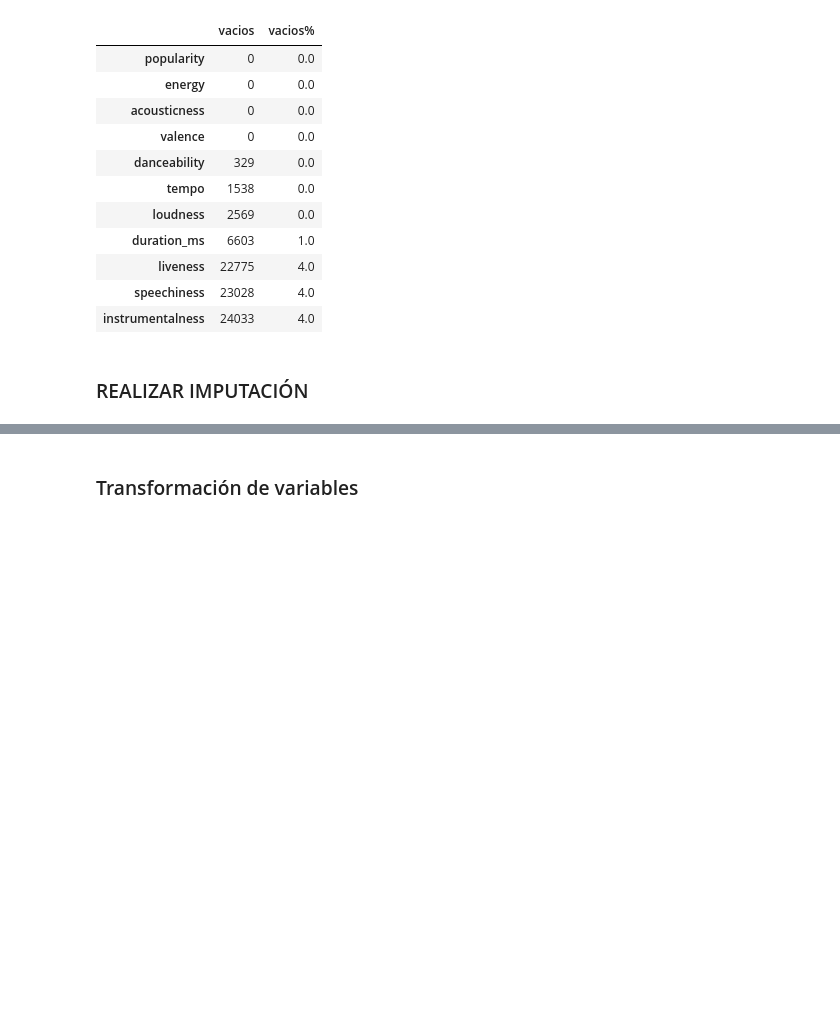
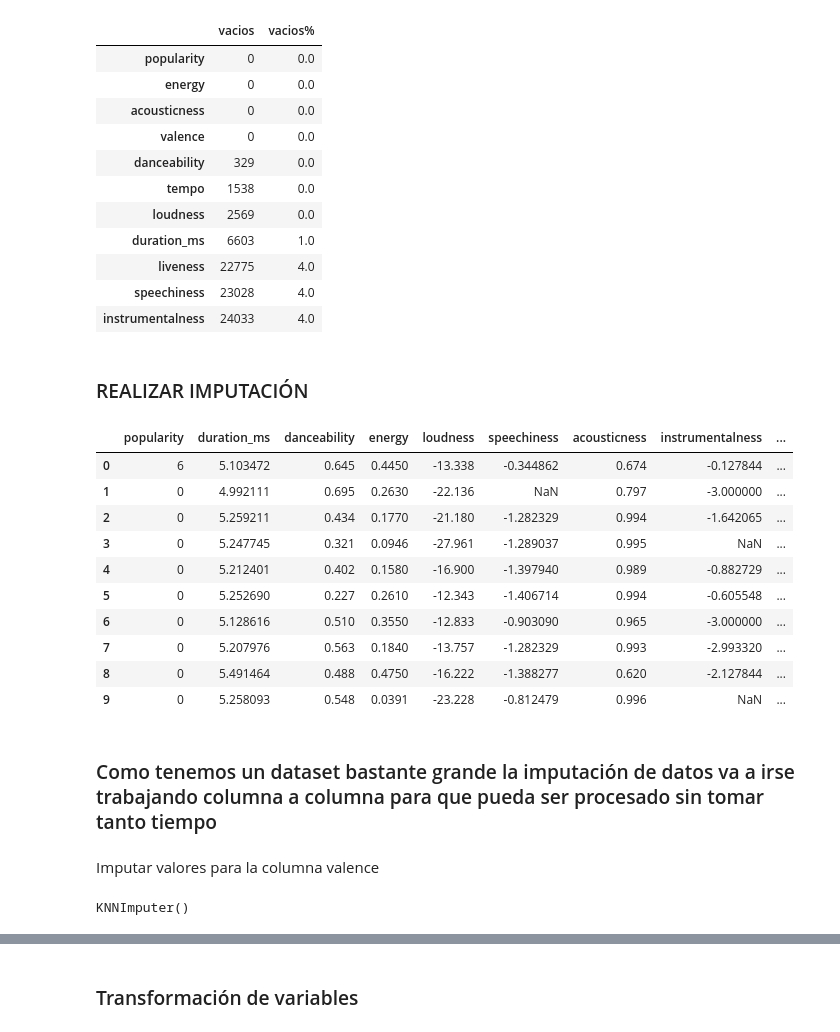
Before and after one commit to lucio-cornejo/proyecto-analisis-de-datos-1INF03, a Jupyter notebook: codes/paso-03.ipynb, the cells around one changed output, grey strips where cells are left out. Drawn from its saved outputs; the diff is of its cells as text; code cells hidden in the pictures; blank space fills up the shorter version.

Commit message:
imputar atipicos

```diff
--- a/codes/paso-03.ipynb
+++ b/codes/paso-03.ipynb
@@ -451,7 +451,7 @@ def indices_outliers(columna):
 # Obtener los índices de los outliers en dfnum
 dfnum_sin_outliers = dfnum.copy()
 for columna in list(custom_whiskers.keys()):
-  dfnum_sin_outliers.loc[indices_outliers(columna), columna] = pd.NA
+  dfnum_sin_outliers.loc[indices_outliers(columna), columna] = np.nan
 # %%
 # Revisamos la conversión de datos atípicos a vacíos (pd.NA),
 # y hallamos la proporción de vacíos en la data
@@ -474,3 +474,17 @@ vacios
 | instrumentalness | 24033 | 4.0 |
 # %% [markdown]
 ### REALIZAR IMPUTACIÓN
+# %%
+dfnum_sin_outliers.head(10)
+# %% [output]
+|  | popularity | duration_ms | danceability | energy | loudness | speechiness | acousticness | instrumentalness | ... |
+| 0 | 6 | 5.103472 | 0.645 | 0.4450 | -13.338 | -0.344862 | 0.674 | -0.127844 | ... |
+| 1 | 0 | 4.992111 | 0.695 | 0.2630 | -22.136 | NaN | 0.797 | -3.000000 | ... |
+| 2 | 0 | 5.259211 | 0.434 | 0.1770 | -21.180 | -1.282329 | 0.994 | -1.642065 | ... |
+| 3 | 0 | 5.247745 | 0.321 | 0.0946 | -27.961 | -1.289037 | 0.995 | NaN | ... |
+| 4 | 0 | 5.212401 | 0.402 | 0.1580 | -16.900 | -1.397940 | 0.989 | -0.882729 | ... |
+| 5 | 0 | 5.252690 | 0.227 | 0.2610 | -12.343 | -1.406714 | 0.994 | -0.605548 | ... |
+| 6 | 0 | 5.128616 | 0.510 | 0.3550 | -12.833 | -0.903090 | 0.965 | -3.000000 | ... |
+| 7 | 0 | 5.207976 | 0.563 | 0.1840 | -13.757 | -1.282329 | 0.993 | -2.993320 | ... |
+| 8 | 0 | 5.491464 | 0.488 | 0.4750 | -16.222 | -1.388277 | 0.620 | -2.127844 | ... |
+| 9 | 0 | 5.258093 | 0.548 | 0.0391 | -23.228 | -0.812479 | 0.996 | NaN | ... |
@@ -476,0 +495,8 @@ vacios
+# %% [markdown]
+### Como tenemos un dataset bastante grande la imputación de datos va a irse trabajando columna a columna para que pueda ser procesado sin tomar tanto tiempo
+# %% [markdown]
+Imputar valores para la columna valence
+# %%
+imputer.fit(dfnum_sin_outliers[["popularity","energy","acousticness","valence","danceability"]])
+# %% [output]
+KNNImputer()
```
Also changed, not shown: parts of 48 cells of this notebook.
